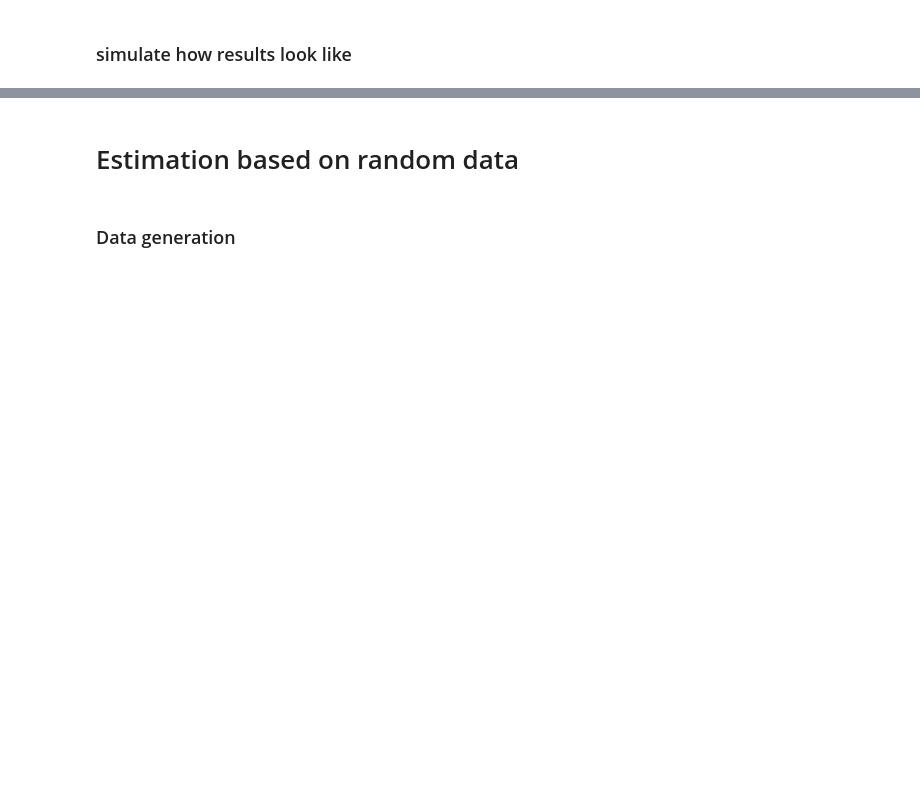
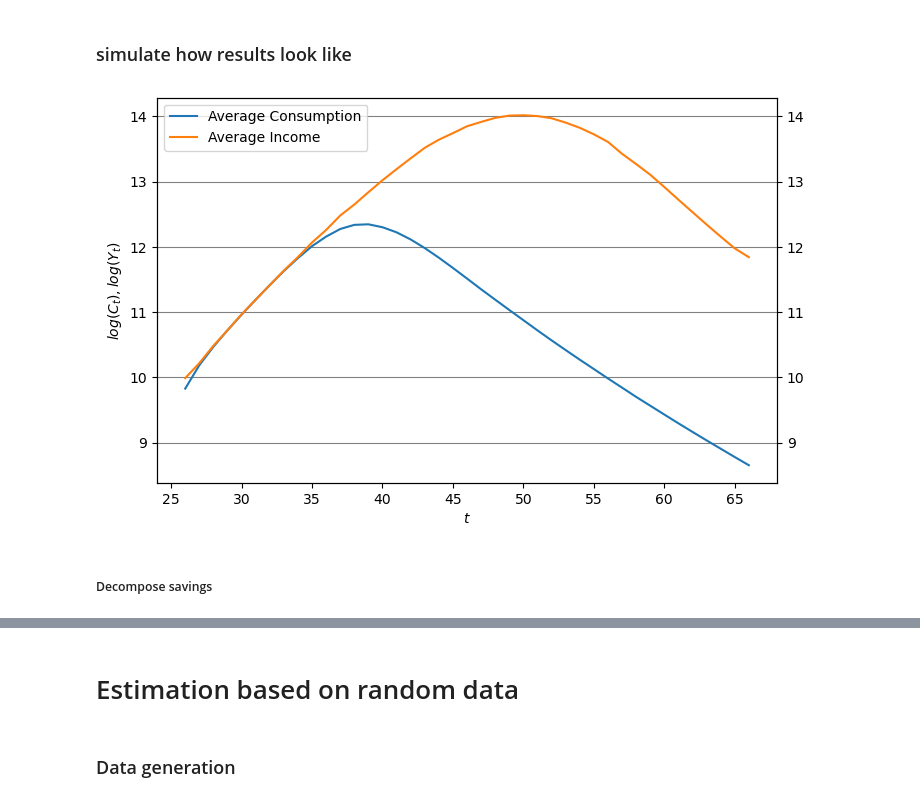
Before and after one commit to AsFyhn/DP-life-cycle, a Jupyter notebook: Run_all.ipynb, the cells around one changed output, grey strips where cells are left out. Saved outputs shown, nothing was run; the diff lists cells and outputs as text; code cells hidden in the pictures; blank space fills up the shorter version.

```diff
--- a/Run_all.ipynb
+++ b/Run_all.ipynb
@@ -63,13 +78,19 @@ sim = simulations.Simulator(par_init_sol.par, sol).sim
 # %%
 # Print consumption function
 fig = pg.PlotFigure(figsize=(8,5),fontname='Arial')
 x = range(par_init_sol.par.t0,par_init_sol.par.Tr+1)
 fig.add_plot(x,sim.C_avg, label=f"Average Consumption", linestyle='-',axis='y1')
 fig.add_plot(x,sim.Y_avg, label=f"Average Income", linestyle='-',axis='y1')
+# fig.add_plot(x,(sim.Y_avg-sim.C_avg), label=f"Average Savings", linestyle='--',color='black',axis='y2')
+# fig.set_ylabel(f"$log(Savings)$",axis='y2')
 fig._set_scaling()
-fig.set_ylabel(f"$C_t, Y_t$")
+fig.set_ylabel(f"$log(C_t), log(Y_t)$")
 fig.set_xlabel(f"$t$")
-fig.set_title(f'Consumption function solved with Time Iterations')
 fig.add_gridlines(axis='y')
 fig.add_legend()
+# fig.save_figure(f'{local_path}/output/simulation_of_solution.png')
 fig.show()
+# %% [output]
+[figure, added]
+# %% [markdown]
+##### Decompose savings
```
Also changed, not shown: parts of 19 cells of this notebook.
